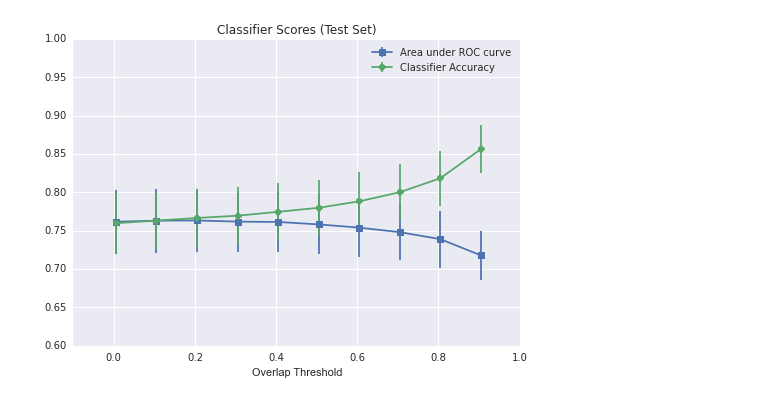
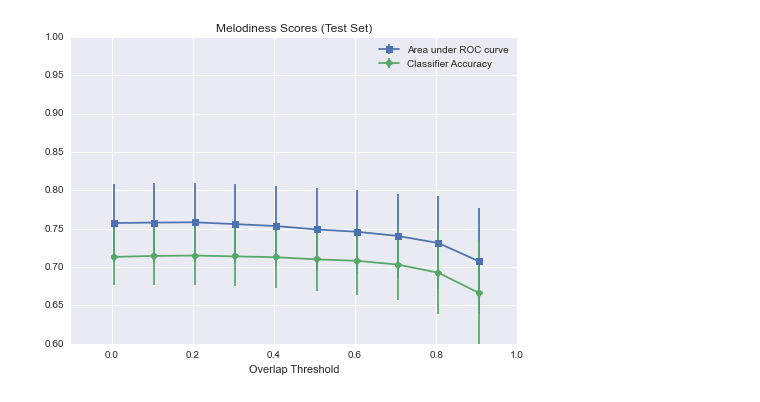
Before and after one commit to rabitt/contour_classification, a Jupyter notebook: results_plots.ipynb, the cells around one changed output. Drawn from its saved outputs; the diff is of its cells as text; code cells hidden in the pictures.

```diff
--- a/results_plots.ipynb
+++ b/results_plots.ipynb
@@ -1,6 +1,6 @@
 # %%
-mel_dir1 = "/Users/rachelbittner/Desktop/CC_exper_mel1/"
-mel_dir2 = "/Users/rachelbittner/Desktop/CC_exper_mel2/"
+mel_dir1 = "/Users/rachelbittner/Desktop/exper_output/ver1/CC_exper_mel1"
+mel_dir2 = "/Users/rachelbittner/Desktop/exper_output/ver1/CC_exper_mel2"
 # %%
 import glob
 import os
@@ -17,0 +15,2 @@ print olap_vals
+# %%
+meltype=1
@@ -141,22 +401,21 @@ clf_panel_avg['0.0']
 # %%
 xlims = [-0.1, 1.0]
 ylims = [0.6, 1.0]
 
 fig = plt.figure()
-# plt.subplot(3,2,1)
-plt.errorbar(olap_vals + 0.005, clf_panel_avg.loc[:, 'auc score', 'test'],
-             clf_panel_std.loc[:, 'auc score', 'test'], label='Area under ROC curve',
+plt.errorbar(olap_vals + 0.005, melodiness_panel_avg.loc[:, 'auc score', 'test'],
+             melodiness_panel_std.loc[:, 'auc score', 'test'], label='Area under ROC curve',
              linestyle='-', marker='s', alpha=1)
-plt.errorbar(olap_vals+ 0.005, clf_panel_avg.loc[:, 'accuracy', 'test'],
-             clf_panel_std.loc[:, 'accuracy', 'test'], label='Classifier Accuracy',
+plt.errorbar(olap_vals+ 0.005, melodiness_panel_avg.loc[:, 'accuracy', 'test'],
+             melodiness_panel_std.loc[:, 'accuracy', 'test'], label='Classifier Accuracy',
              linestyle='-', marker='o', alpha=1)
 
 plt.xlim(xlims)
 plt.ylim(ylims)
 plt.legend()
 plt.xlabel('Overlap Threshold')
-plt.title('Classifier Scores (Test Set)')
-# plt.show()
-plt.savefig('/Users/rachelbittner/Desktop/clf_metrics_mel2.eps', format='eps')
+plt.title('Melodiness Scores (Test Set)')
+plt.show()
+# plt.savefig('/Users/rachelbittner/Desktop/melodiness_metrics_mel1.eps', format='eps')
 # %% [output]
-[figure, old version]
+[figure, new version]
```
Also changed, not shown: parts of 15 cells of this notebook, 1 other file.
